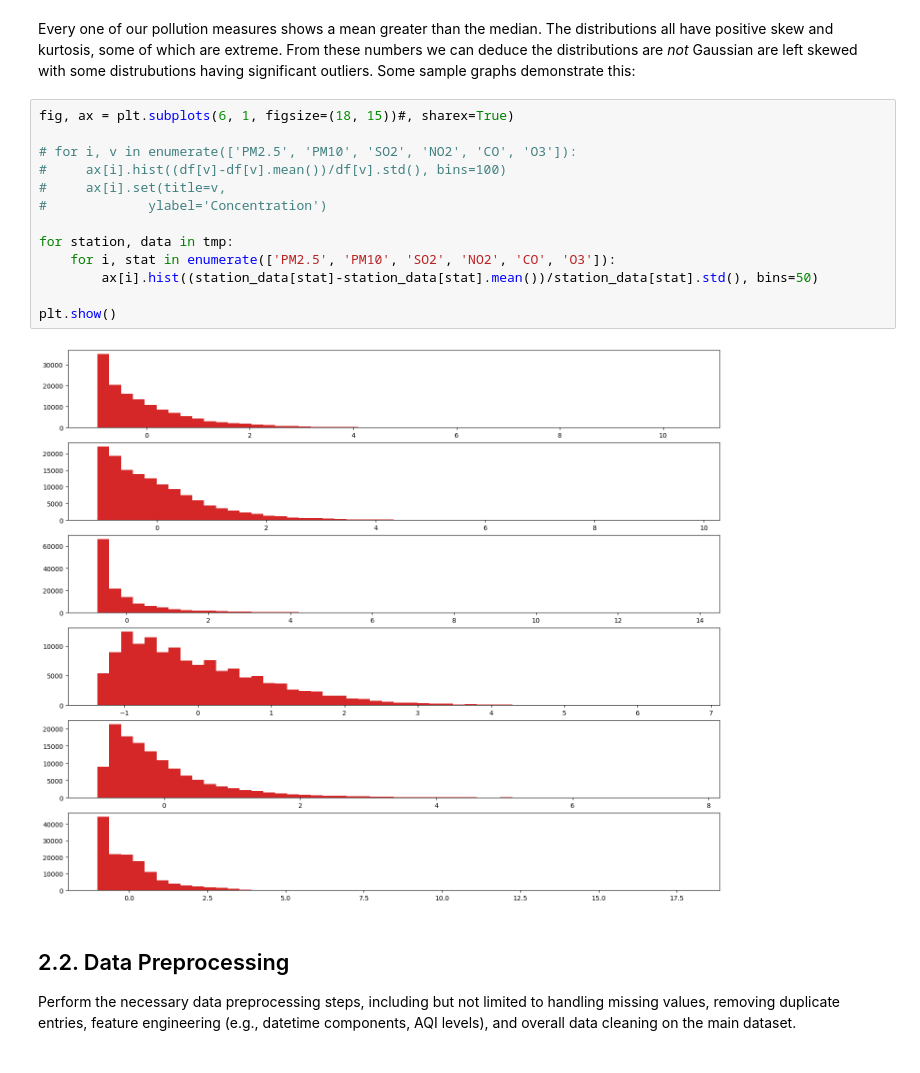
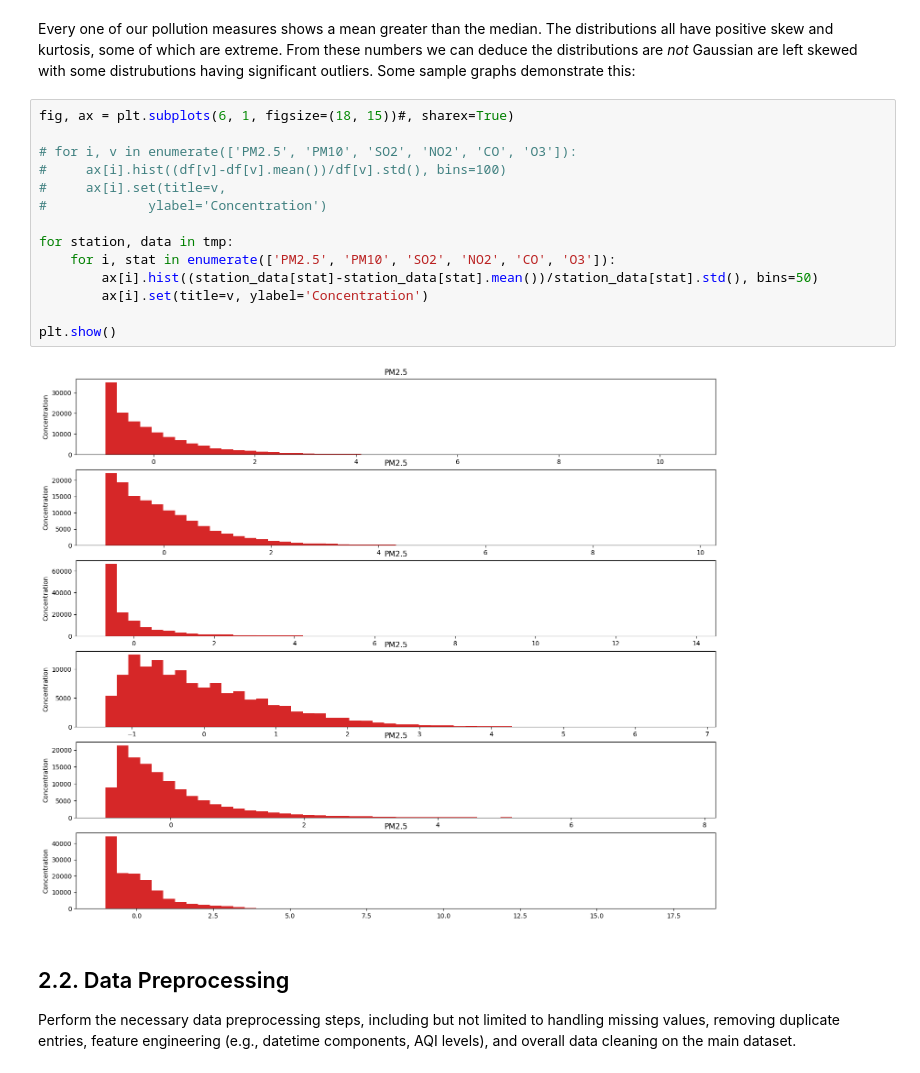
Before and after one commit to almar5855/CMP7005_PRAC1, a Jupyter notebook: st20339453 CMP7005 PRAC1.ipynb, the cells around one changed output. Drawn from its saved outputs; the diff is of its cells as text.

```diff
--- a/st20339453 CMP7005 PRAC1.ipynb
+++ b/st20339453 CMP7005 PRAC1.ipynb
@@ -188,18 +188,19 @@ Every one of our pollution measures shows a mean greater than the median. The di
 # %%
 fig, ax = plt.subplots(6, 1, figsize=(18, 15))#, sharex=True)
 
 # for i, v in enumerate(['PM2.5', 'PM10', 'SO2', 'NO2', 'CO', 'O3']):
 #     ax[i].hist((df[v]-df[v].mean())/df[v].std(), bins=100)
 #     ax[i].set(title=v,
 #             ylabel='Concentration')
 
 for station, data in tmp:
     for i, stat in enumerate(['PM2.5', 'PM10', 'SO2', 'NO2', 'CO', 'O3']):
         ax[i].hist((station_data[stat]-station_data[stat].mean())/station_data[stat].std(), bins=50)
+        ax[i].set(title=v, ylabel='Concentration')
 
 plt.show()
 # %% [output]
-[figure, old version]
+[figure, new version]
 # %% [markdown]
 ## 2.2. Data Preprocessing
 Perform the necessary data preprocessing steps, including but not limited to handling missing values,
```
